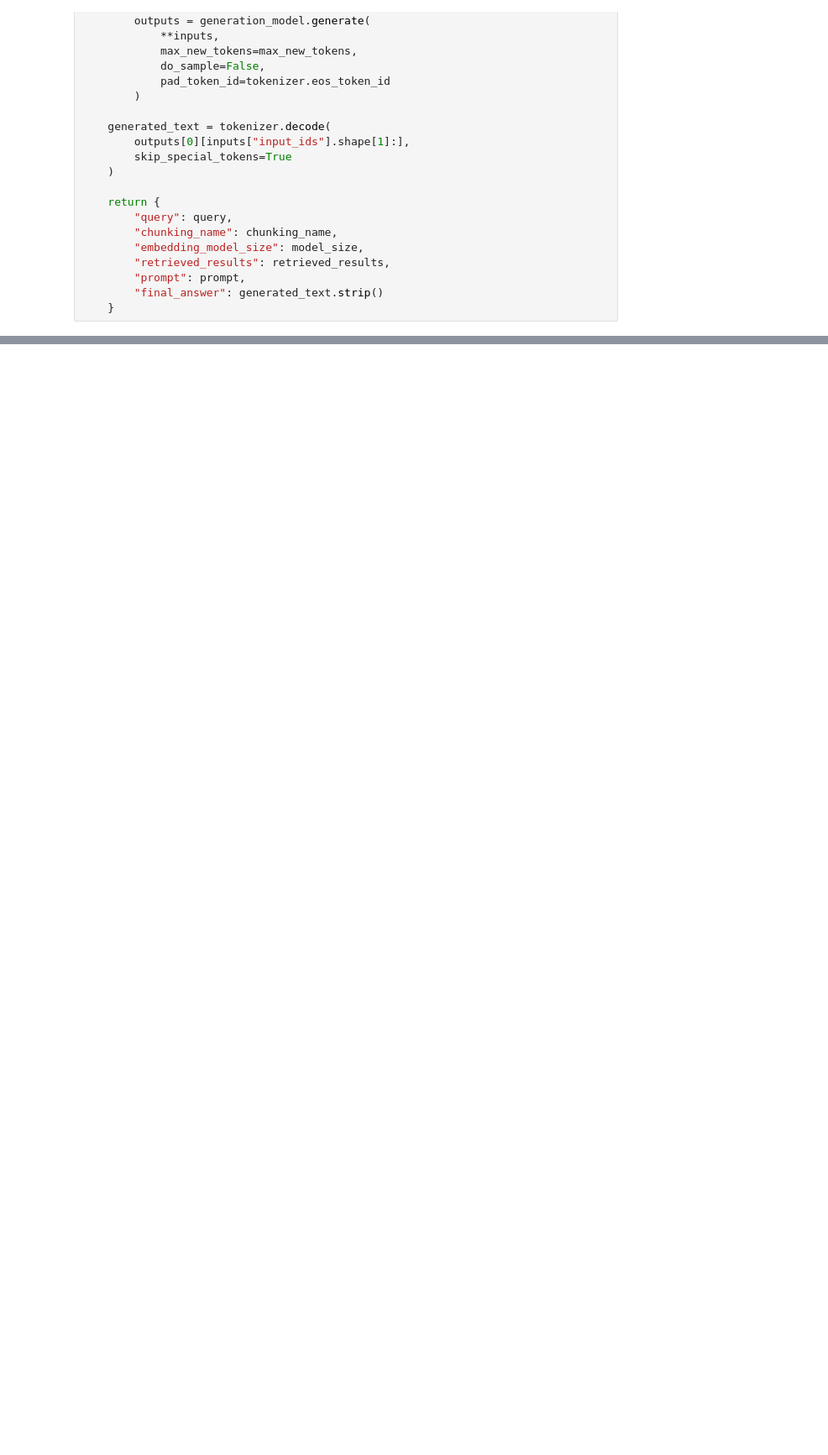
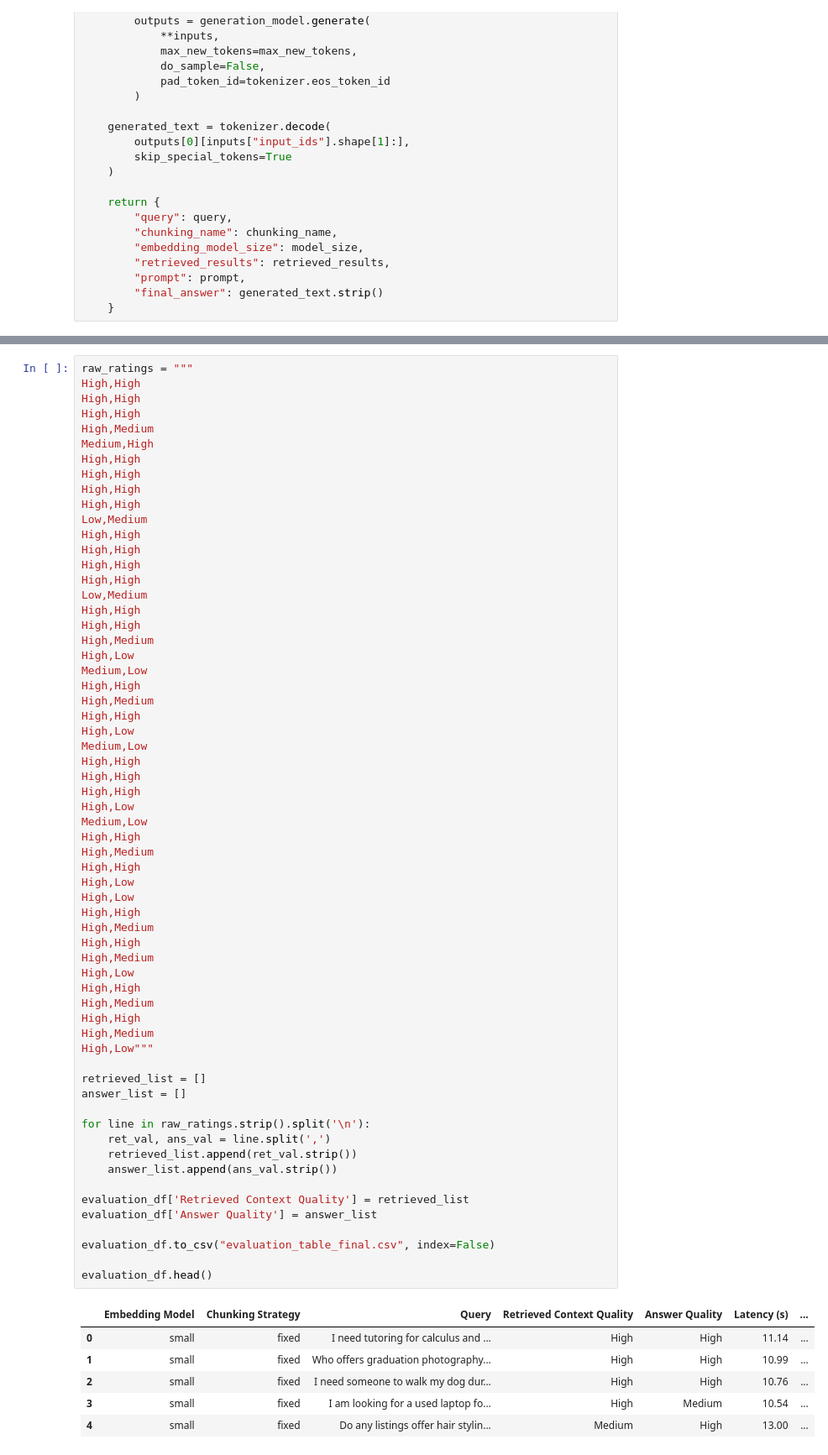
Before and after one commit to SwarnikaBhardwaj/2_UIUC-Harbor, a Jupyter notebook: Assignment8/rag_system.ipynb, the cells around one changed output, grey strips where cells are left out. Shown at 84% size. Cells and saved outputs as stored; diff of their text form; blank space fills up the shorter version.

Commit message:
Finished Part 2, evaluation_table_final.csv has benchmark results, edited .md file for rest of part 2

```diff
--- a/Assignment8/rag_system.ipynb
+++ b/Assignment8/rag_system.ipynb
@@ -616,0 +705,69 @@ KeyboardInterrupt:
+# %%
+raw_ratings = """
+High,High
+High,High
+High,High
+High,Medium
+Medium,High
+High,High
+High,High
+High,High
+High,High
+Low,Medium
+High,High
+High,High
+High,High
+High,High
+Low,Medium
+High,High
+High,High
+High,Medium
+High,Low
+Medium,Low
+High,High
+High,Medium
+High,High
+High,Low
+Medium,Low
+High,High
+High,High
+High,High
+High,Low
+Medium,Low
+High,High
+High,Medium
+High,High
+High,Low
+High,Low
+High,High
+High,Medium
+High,High
+High,Medium
+High,Low
+High,High
+High,Medium
+High,High
+High,Medium
+High,Low"""
+
+retrieved_list = []
+answer_list = []
+
+for line in raw_ratings.strip().split('\n'):
+    ret_val, ans_val = line.split(',')
+    retrieved_list.append(ret_val.strip())
+    answer_list.append(ans_val.strip())
+
+evaluation_df['Retrieved Context Quality'] = retrieved_list
+evaluation_df['Answer Quality'] = answer_list
+
+evaluation_df.to_csv("evaluation_table_final.csv", index=False)
+
+evaluation_df.head()
+# %% [output]
+|  | Embedding Model | Chunking Strategy | Query | Retrieved Context Quality | Answer Quality | Latency (s) | ... |
+| 0 | small | fixed | I need tutoring for calculus and ... | High | High | 11.14 | ... |
+| 1 | small | fixed | Who offers graduation photography... | High | High | 10.99 | ... |
+| 2 | small | fixed | I need someone to walk my dog dur... | High | High | 10.76 | ... |
+| 3 | small | fixed | I am looking for a used laptop fo... | High | Medium | 10.54 | ... |
+| 4 | small | fixed | Do any listings offer hair stylin... | Medium | High | 13.00 | ... |
```
Also changed, not shown: parts of 5 cells of this notebook, 3 other files.
